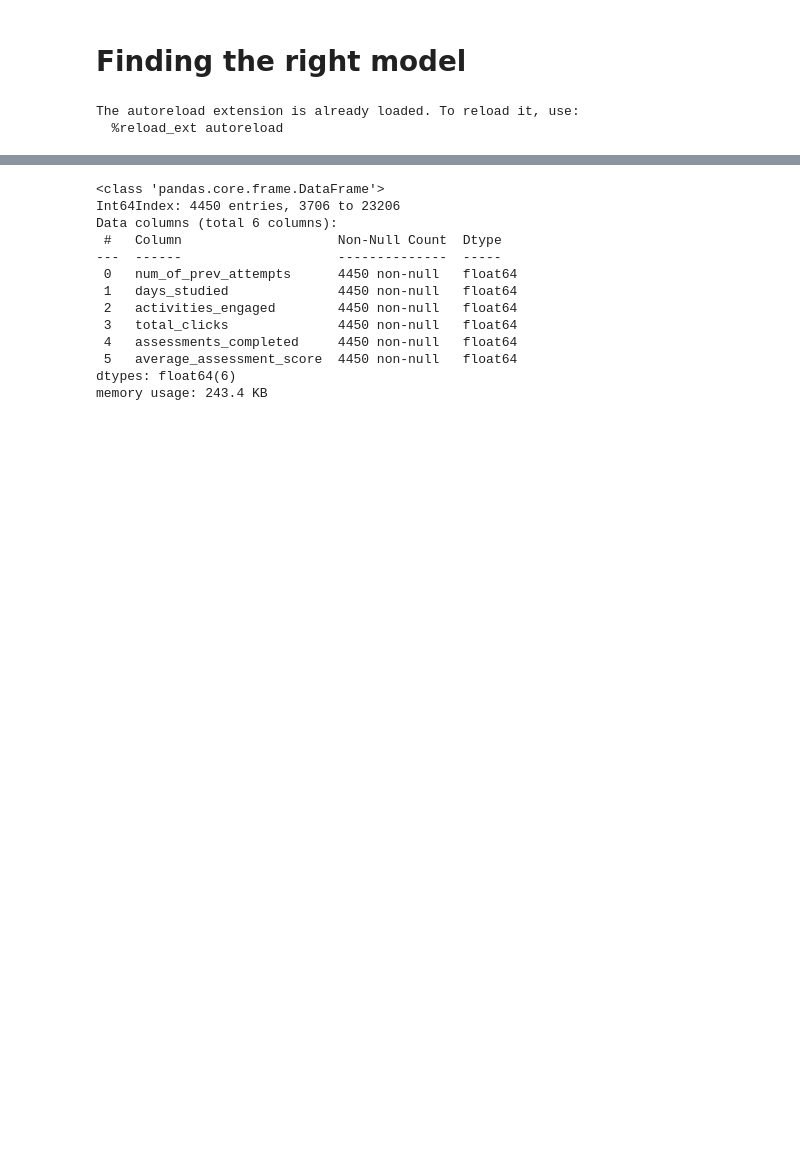
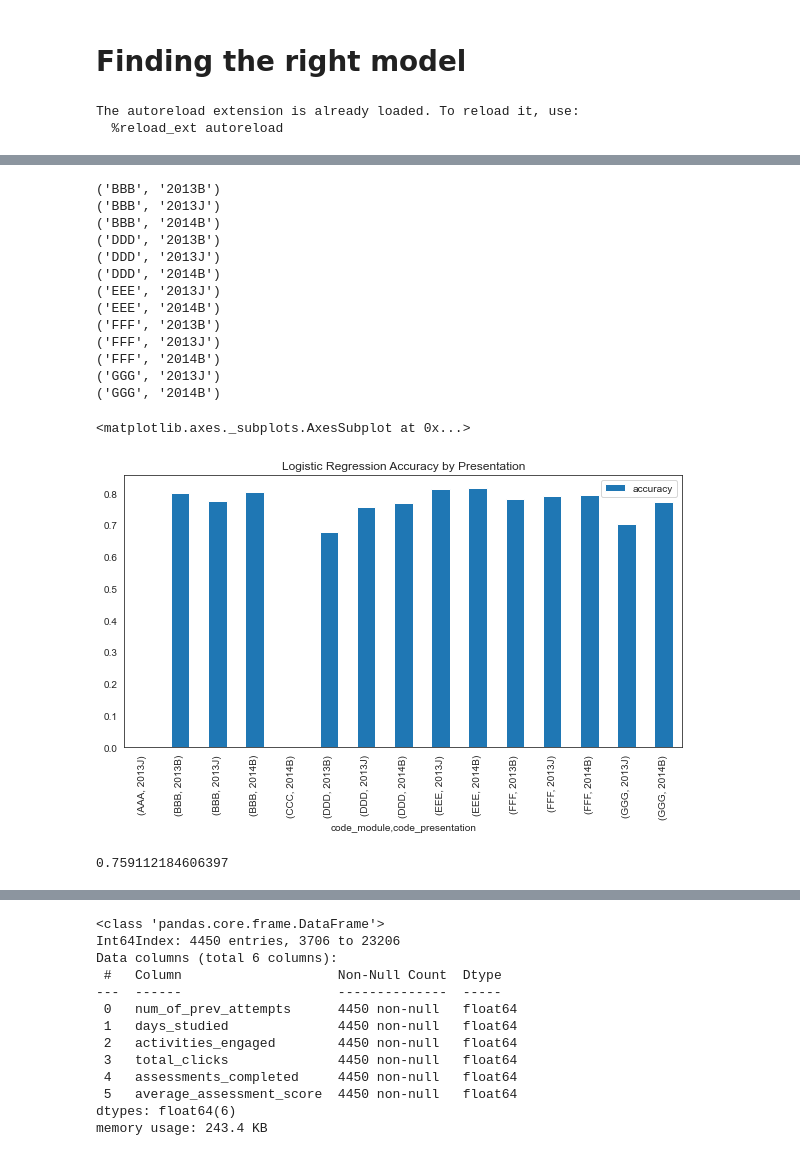
Before and after one commit to Caellwyn/ou_student_predictions, a Jupyter notebook: notebooks/shallow_model_predict_future.ipynb, the cells around one changed output, grey strips where cells are left out. Drawn from its saved outputs; the diff is of its cells as text; code cells hidden in the pictures; blank space fills up the shorter version.

Commit message:
separate data by presentation

```diff
--- a/notebooks/shallow_model_predict_future.ipynb
+++ b/notebooks/shallow_model_predict_future.ipynb
@@ -59,2 +84,2 @@ This dataset divides outcomes into four categories: 'Distinction','Pass','Fail',
 # %%
-df = load_OU_data(prediction_window=.5)
+df_full = load_OU_data(prediction_window=.5)
@@ -104,0 +86,7 @@ X_t_transformed, y_t_transformed, X_val_transformed, y_val = transformed_little_
+# %%
+df = df_full.copy()
+df['final_result'] = np.array(['No Intervention' if w in ['Pass','Distinction'] \
+              else 'Needs Intervention' for w in df['final_result']])
+test_df = df[df['code_presentation'] == '2014J']
+train_df = df[df['code_presentation'] != '2014J']
+X_test = test_df.drop
@@ -104,0 +117,27 @@ X_t_transformed, y_t_transformed, X_val_transformed, y_val = transformed_little_
+# %%
+
+model = LogisticRegression()
+scores = cross_val_presentation(model, train_df, show_scores = False, show_progress=True)
+scores.plot(kind = 'bar', figsize = (10,5), title = 'Logistic Regression Accuracy by Presentation')
+plt.show()
+# %% [output]
+('BBB', '2013B')
+('BBB', '2013J')
+('BBB', '2014B')
+('DDD', '2013B')
+('DDD', '2013J')
+('DDD', '2014B')
+('EEE', '2013J')
+('EEE', '2014B')
+('FFF', '2013B')
+('FFF', '2013J')
+('FFF', '2014B')
+('GGG', '2013J')
+('GGG', '2014B')
+<matplotlib.axes._subplots.AxesSubplot at 0x...>
+[figure, added]
+# %%
+model = XGBClassifier()
+cross_val_presentation(model, df, show_scores = False, show_progress = True)
+# %% [output]
+0.759112184606397
```
Also changed, not shown: parts of 8 cells of this notebook.
